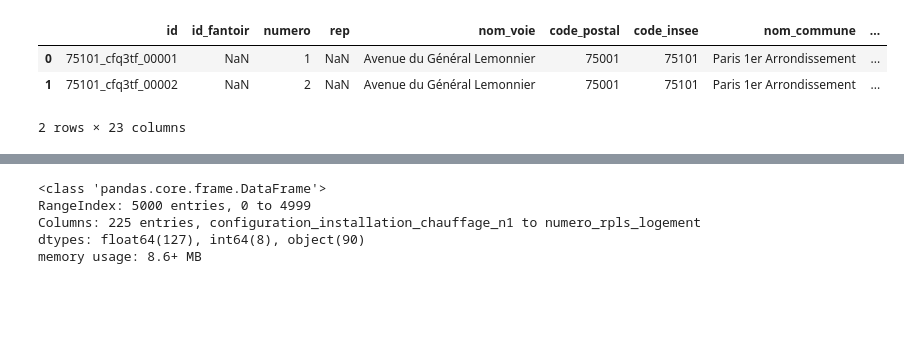
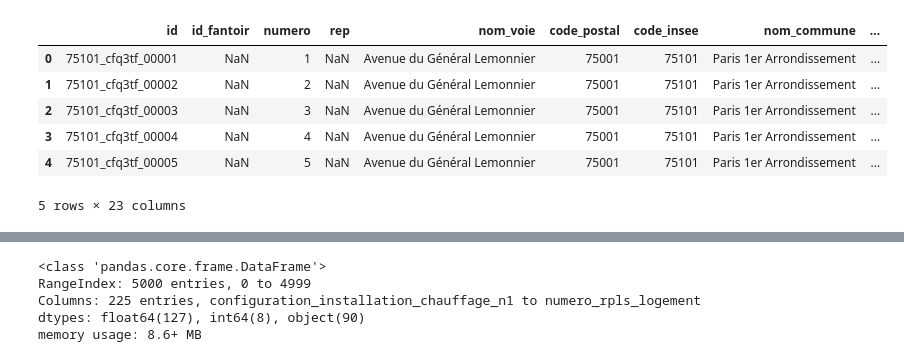
Before and after one commit to linh-dinh-1012/dpe-paris-analysis, a Jupyter notebook: notebooks/02_data_exploration.ipynb, the cells around one changed output, grey strips where cells are left out. Cells and saved outputs as stored; diff of their text form; code cells hidden in the pictures; blank space fills up the shorter version.

```diff
--- a/notebooks/02_data_exploration.ipynb
+++ b/notebooks/02_data_exploration.ipynb
@@ -2,12 +2,15 @@
 import pandas as pd
 # %%
 df_ban_75 = pd.read_csv("../data/BAN/adresses-75.csv", sep=";")
-df_ban_75.head(2)
+df_ban_75.head()
 # %% [output]
 |  | id | id_fantoir | numero | rep | nom_voie | code_postal | code_insee | nom_commune | ... |
 | 0 | 75101_cfq3tf_00001 | NaN | 1 | NaN | Avenue du Général Lemonnier | 75001 | 75101 | Paris 1er Arrondissement | ... |
 | 1 | 75101_cfq3tf_00002 | NaN | 2 | NaN | Avenue du Général Lemonnier | 75001 | 75101 | Paris 1er Arrondissement | ... |
+| 2 | 75101_cfq3tf_00003 | NaN | 3 | NaN | Avenue du Général Lemonnier | 75001 | 75101 | Paris 1er Arrondissement | ... |
+| 3 | 75101_cfq3tf_00004 | NaN | 4 | NaN | Avenue du Général Lemonnier | 75001 | 75101 | Paris 1er Arrondissement | ... |
+| 4 | 75101_cfq3tf_00005 | NaN | 5 | NaN | Avenue du Général Lemonnier | 75001 | 75101 | Paris 1er Arrondissement | ... |
-2 rows × 23 columns
+5 rows × 23 columns
 # %%
 df_ban_75.info()
 # %% [output]
```
Also changed, not shown: parts of 4 cells of this notebook, 2 other files.
